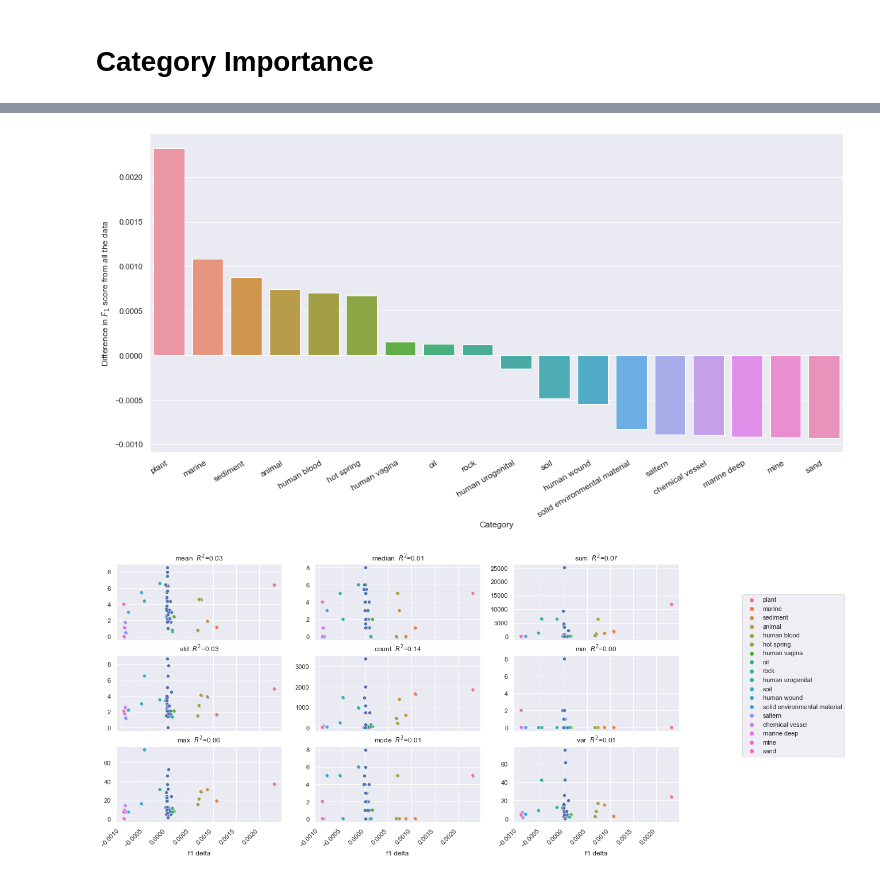
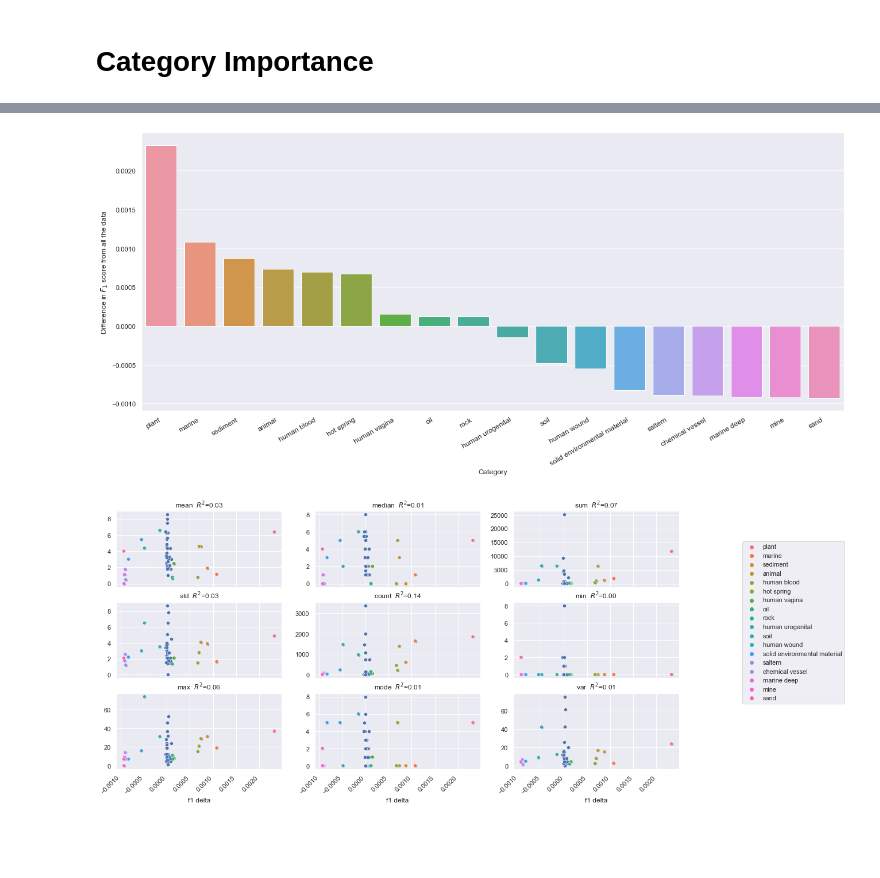
Before and after one commit to linsalrob/PhispyAnalysis, a Jupyter notebook: DataAnalysis/LeaveOneGroupOut.ipynb, the cells around one changed output, grey strips where cells are left out. Drawn from its saved outputs; the diff is of its cells as text; code cells hidden in the pictures; blank space fills up the shorter version.

```diff
--- a/DataAnalysis/LeaveOneGroupOut.ipynb
+++ b/DataAnalysis/LeaveOneGroupOut.ipynb
@@ -311,14 +311,15 @@ iccatgo
 # %%
 sns.set(rc={'figure.figsize':(17.55,8.27)})
 iccatgotop = iccatgo[iccatgo['f1 delta'].abs() > 0.0001].sort_values(by='f1 delta', ascending=False)
 ax = sns.barplot(x='Category', y='f1 delta', data=iccatgotop)
 l = ax.set_xticklabels(ax.get_xticklabels(), rotation=30, horizontalalignment='right', fontsize=12)
 ax.set_ylabel("Difference in $F_1$ score from all the data")
 fig = ax.get_figure()
+plt.tight_layout()
 fig.savefig('images/category_importance.png')
 fig.savefig('images/category_importance.svg')
 # %% [output]
-[figure, old version]
+[figure, new version]
 # %%
 cols = [
         ['mean_phages', 'median_phages', 'sum_phages'],
```
Also changed, not shown: parts of 1 cell of this notebook.
